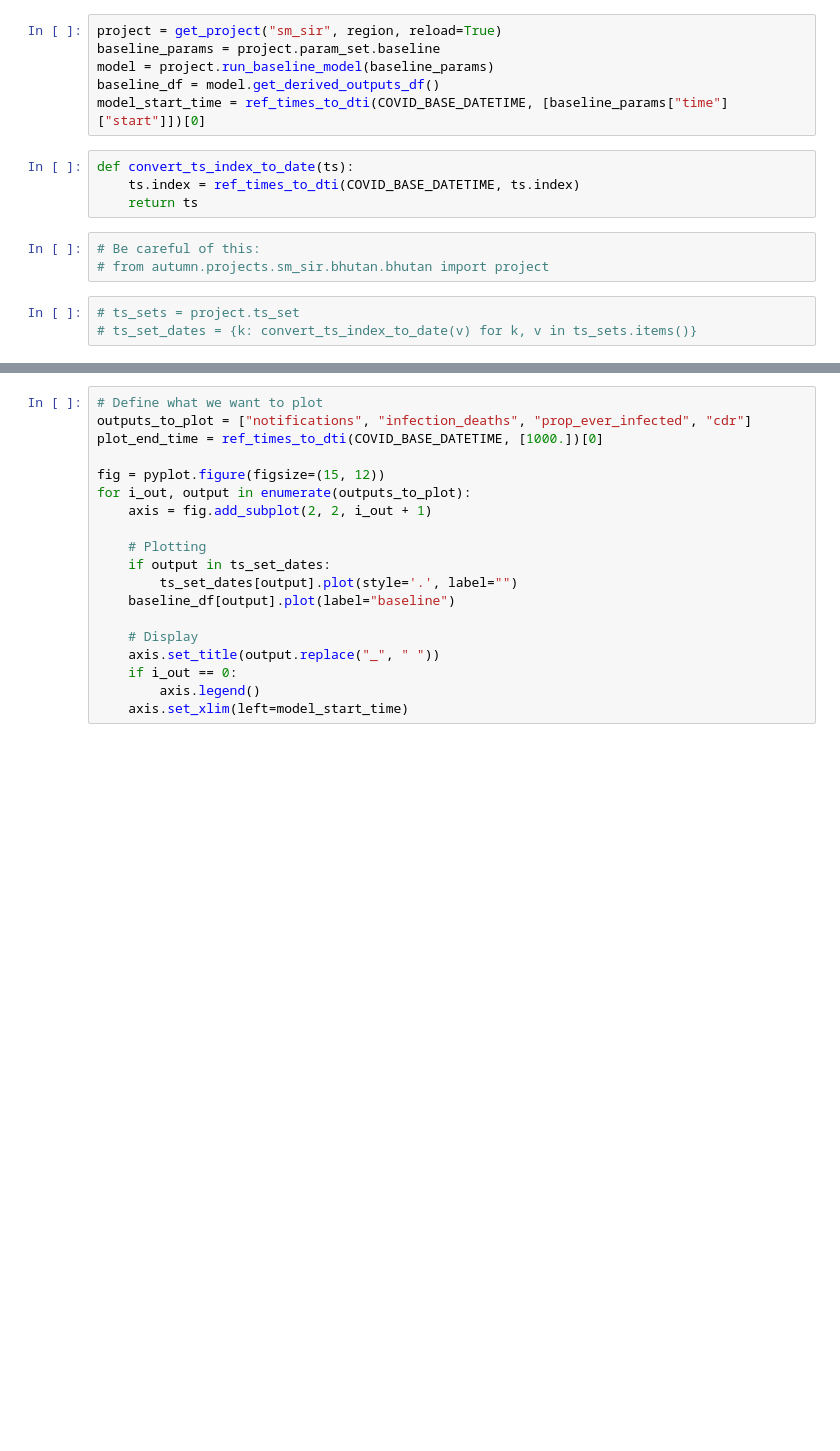
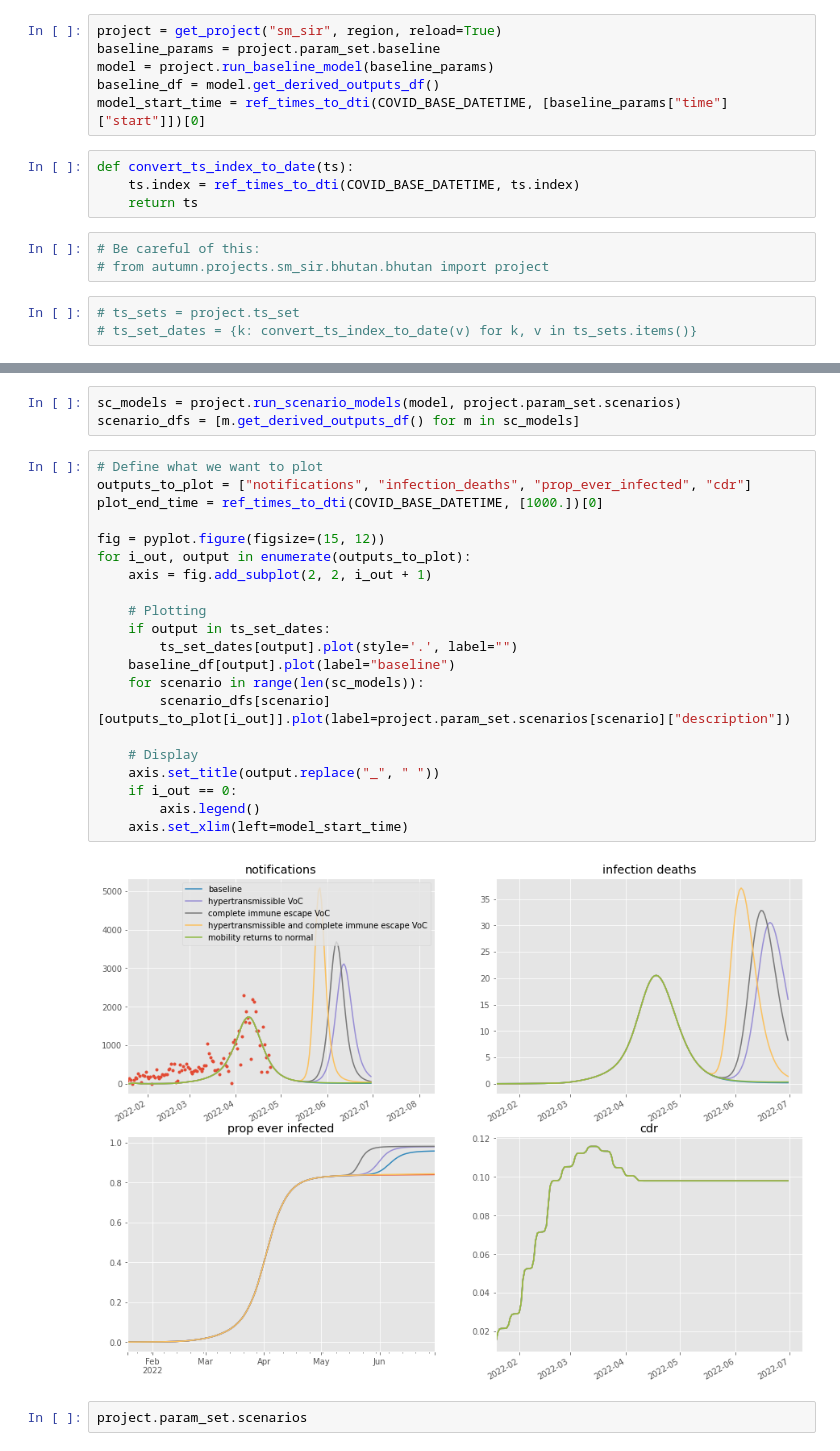
Before and after one commit to monash-emu/AuTuMN, a Jupyter notebook: notebooks/user/jtrauer/bhutan_manual_calibration.ipynb, the cells around one changed output, grey strips where cells are left out. Drawn from its saved outputs; the diff is of its cells as text; blank space fills up the shorter version.

```diff
--- a/notebooks/user/jtrauer/bhutan_manual_calibration.ipynb
+++ b/notebooks/user/jtrauer/bhutan_manual_calibration.ipynb
@@ -32,19 +50,28 @@ pretty_print(baseline_params)
+# %%
+sc_models = project.run_scenario_models(model, project.param_set.scenarios)
+scenario_dfs = [m.get_derived_outputs_df() for m in sc_models]
 # %%
 # Define what we want to plot
 outputs_to_plot = ["notifications", "infection_deaths", "prop_ever_infected", "cdr"]
 plot_end_time = ref_times_to_dti(COVID_BASE_DATETIME, [1000.])[0]
 
 fig = pyplot.figure(figsize=(15, 12))
 for i_out, output in enumerate(outputs_to_plot):
     axis = fig.add_subplot(2, 2, i_out + 1)
 
     # Plotting
     if output in ts_set_dates:
         ts_set_dates[output].plot(style='.', label="")
     baseline_df[output].plot(label="baseline")
+    for scenario in range(len(sc_models)):
+        scenario_dfs[scenario][outputs_to_plot[i_out]].plot(label=project.param_set.scenarios[scenario]["description"])
 
     # Display
     axis.set_title(output.replace("_", " "))
     if i_out == 0:
         axis.legend()
     axis.set_xlim(left=model_start_time)
+# %% [output]
+[figure, added]
+# %%
+project.param_set.scenarios
```
Also changed, not shown: parts of 1 cell of this notebook, 5 other files.
